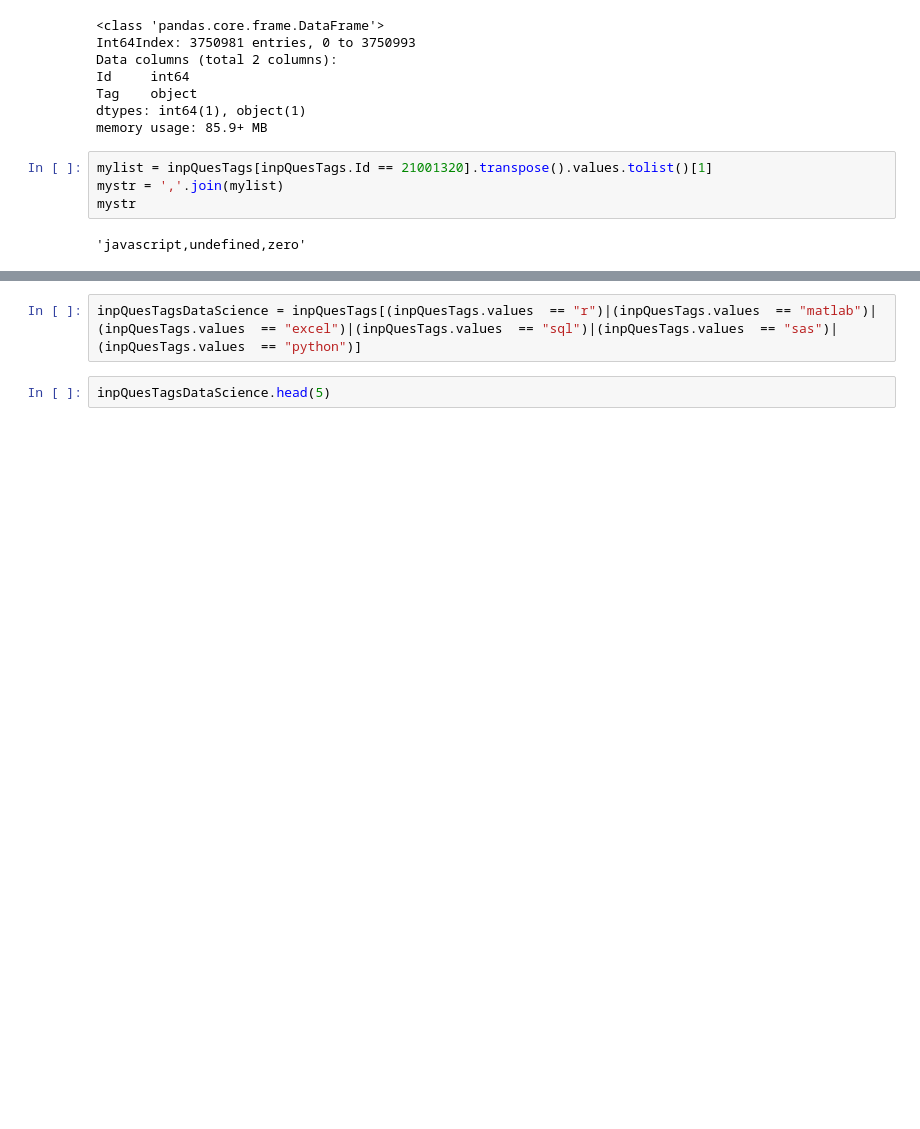
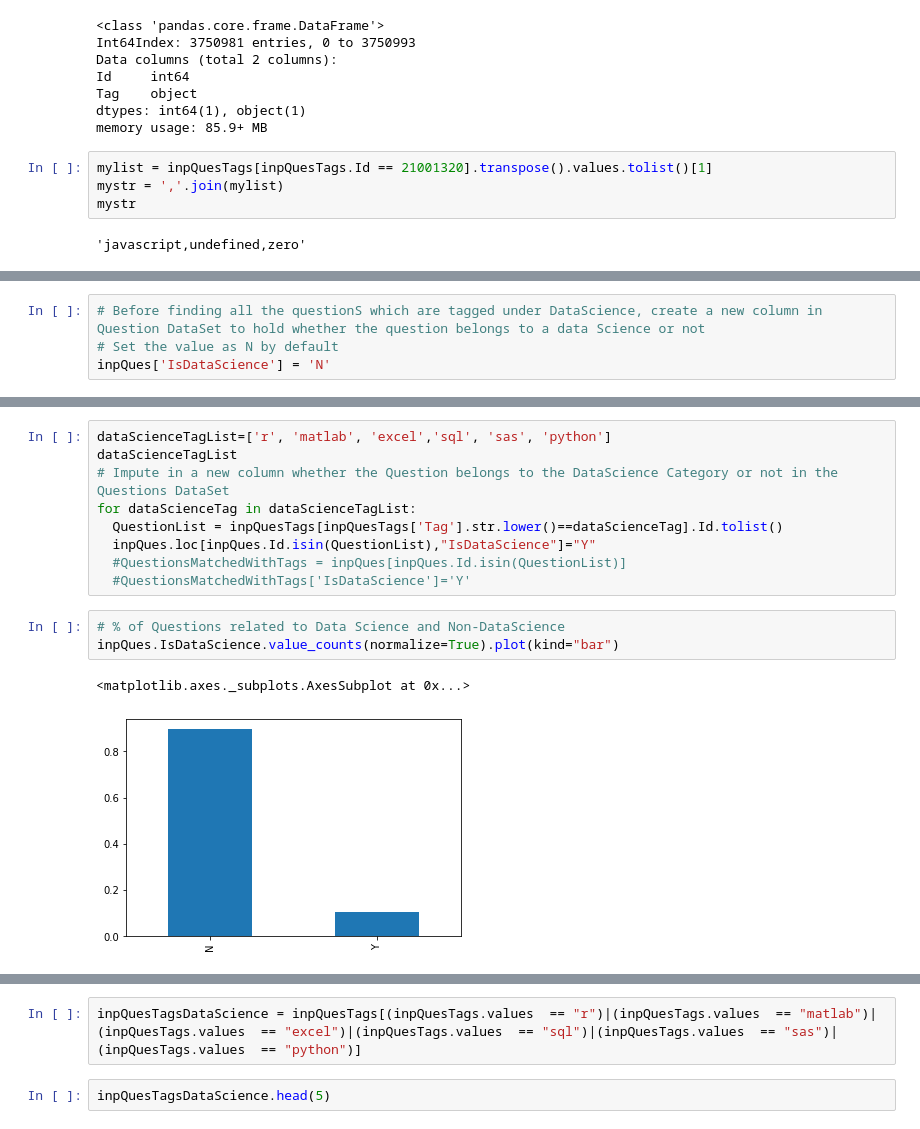
Before and after one commit to KarthikeyanVenkataraman/edastackoverflow, a Jupyter notebook: StackOverFlow_Draft.ipynb, the cells around one changed output, grey strips where cells are left out. Cells and saved outputs as stored; diff of their text form; blank space fills up the shorter version.

```diff
--- a/StackOverFlow_Draft.ipynb
+++ b/StackOverFlow_Draft.ipynb
@@ -354,0 +348,4 @@ DuplicatedTag
+# %%
+# Before finding all the questionS which are tagged under DataScience, create a new column in Question DataSet to hold whether the question belongs to a data Science or not
+# Set the value as N by default
+inpQues['IsDataScience'] = 'N'
@@ -354,0 +361,15 @@ DuplicatedTag
+# %%
+dataScienceTagList=['r', 'matlab', 'excel','sql', 'sas', 'python']
+dataScienceTagList
+# Impute in a new column whether the Question belongs to the DataScience Category or not in the Questions DataSet
+for dataScienceTag in dataScienceTagList:
+  QuestionList = inpQuesTags[inpQuesTags['Tag'].str.lower()==dataScienceTag].Id.tolist()
+  inpQues.loc[inpQues.Id.isin(QuestionList),"IsDataScience"]="Y"
+  #QuestionsMatchedWithTags = inpQues[inpQues.Id.isin(QuestionList)]
+  #QuestionsMatchedWithTags['IsDataScience']='Y'
+# %%
+# % of Questions related to Data Science and Non-DataScience
+inpQues.IsDataScience.value_counts(normalize=True).plot(kind="bar")
+# %% [output]
+<matplotlib.axes._subplots.AxesSubplot at 0x...>
+[figure, added]
```
Also changed, not shown: parts of 12 cells of this notebook.
